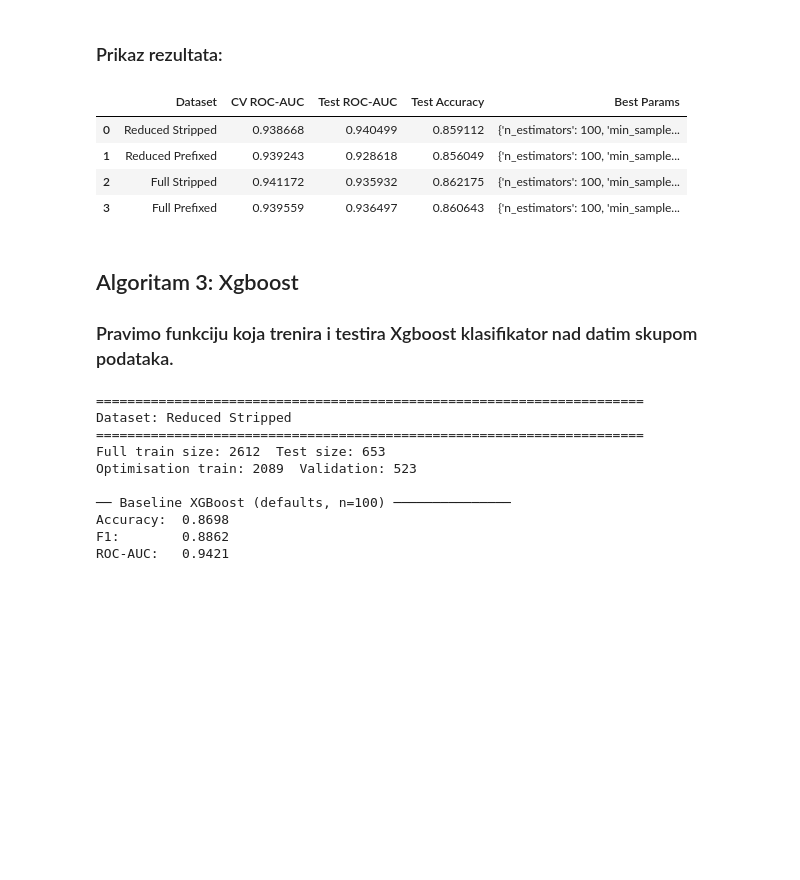
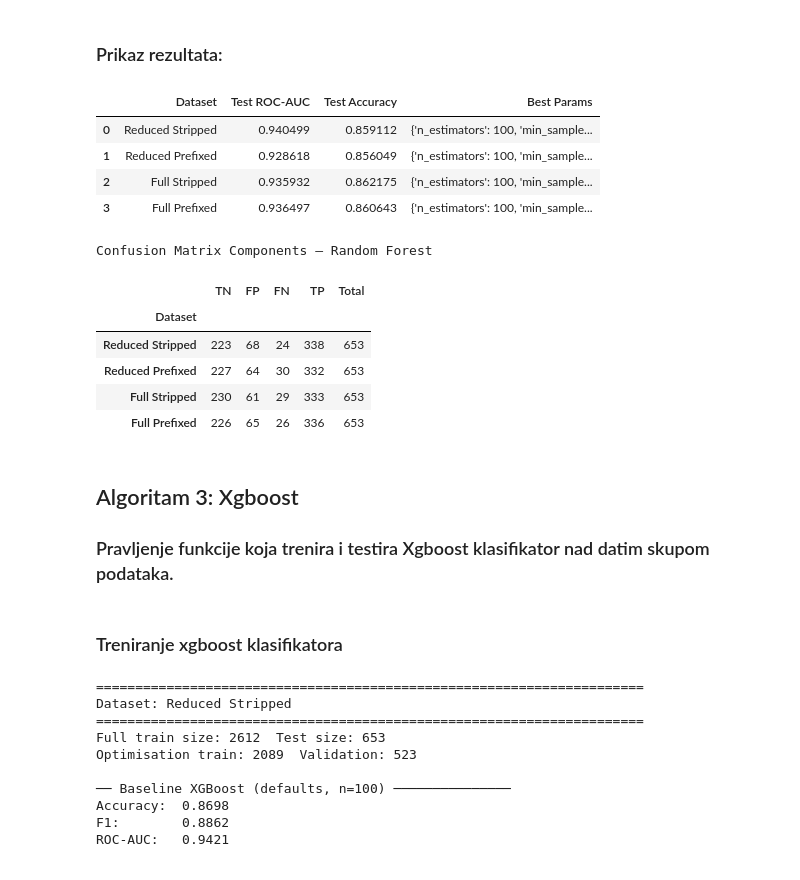
Before and after one commit to bogdanm0/farm_ad_analysis, a Jupyter notebook: Classification.ipynb, the cells around one changed output. Saved outputs shown, nothing was run; the diff lists cells and outputs as text; code cells hidden in the pictures; blank space fills up the shorter version.

Commit message:
Add preprocessed_data folder, comments and minor changes

```diff
--- a/Classification.ipynb
+++ b/Classification.ipynb
@@ -92,5 +91,25 @@ for name, X in datasets.items():
         'y_train': y_train,
         'y_test':  y_test
     }
+# %%
+def show_confusion_table(results, algorithm_name):
+    rows = []
+    for dataset_name, res in results.items():
+        rows.append({
+            'Dataset': dataset_name,
+            'TN': res['TN'],
+            'FP': res['FP'],
+            'FN': res['FN'],
+            'TP': res['TP'],
+            'Total': res['TN'] + res['FP'] + res['FN'] + res['TP']
+        })
+    df = pd.DataFrame(rows).set_index('Dataset')
+    display(
+        df.style
+        .background_gradient(subset=['TN', 'TP'], cmap='Greens')
+        .background_gradient(subset=['FP', 'FN'], cmap='Reds')
+        .set_caption(f"Confusion Matrix Components — {algorithm_name}")
+        .set_properties(**{'text-align': 'center'})
+    )
 # %% [markdown]
 ## Algoritam 1: Bagging
@@ -164,6 +183,7 @@ def run_bagging_classification(X_train, X_test, y_train, y_test, dataset_name, c
     fig, axes = plt.subplots(2, 1, figsize=(8, 10))
 
     cm = confusion_matrix(y_test, y_pred)
+    tn, fp, fn, tp = cm.ravel()
     sns.heatmap(cm, annot=True, fmt='d', cmap='Blues', ax=axes[0],
                 xticklabels=['Rejected', 'Accepted'],
                 yticklabels=['Rejected', 'Accepted'])
@@ -189,7 +209,7 @@ def run_bagging_classification(X_train, X_test, y_train, y_test, dataset_name, c
     return best_bag, {
         'test_accuracy': accuracy_score(y_test, y_pred),
         'test_roc_auc': roc_auc_score(y_test, y_proba),
-        'cv_roc_auc': random_search.best_score_,
-        'best_params': random_search.best_params_
+        'best_params': random_search.best_params_,
+        'TN': tn, 'FP': fp, 'FN': fn, 'TP': tp
     }
 # %% [markdown]
@@ -348,6 +375,8 @@ def run_random_forest_classification(X_train, X_test, y_train, y_test, dataset_n
     best_rf = random_search.best_estimator_
     y_pred = best_rf.predict(X_test)
     y_proba = best_rf.predict_proba(X_test)[:, 1]
+    cm = confusion_matrix(y_test, y_pred)
+    tn, fp, fn, tp = cm.ravel()
 
     print("\n── Random Forest Classifier Results ──────────────────────")
     print(f"Best CV ROC-AUC: {random_search.best_score_:.4f}")
@@ -390,8 +419,9 @@ def run_random_forest_classification(X_train, X_test, y_train, y_test, dataset_n
     metrics = {
         'test_accuracy': accuracy_score(y_test, y_pred),
         'test_roc_auc': roc_auc_score(y_test, y_proba),
-        'cv_roc_auc': random_search.best_score_,
-        'best_params': random_search.best_params_
+        'best_params': random_search.best_params_,
+        'TN': tn, 'FP': fp, 'FN': fn, 'TP': tp
+
     }
     return best_rf, metrics
 # %% [markdown]
@@ -488,24 +518,31 @@ weighted avg       0.86      0.86      0.86       653
 # %%
 summary_rf = pd.DataFrame([
     {
         'Dataset': name,
-        'CV ROC-AUC': res['cv_roc_auc'],
         'Test ROC-AUC': res['test_roc_auc'],
         'Test Accuracy': res['test_accuracy'],
         'Best Params': res['best_params']
     }
     for name, res in rf_results.items()
 ])
 display(summary_rf)
+show_confusion_table(rf_results, 'Random Forest')
 # %% [output]
-|  | Dataset | CV ROC-AUC | Test ROC-AUC | Test Accuracy | Best Params |
-| 0 | Reduced Stripped | 0.938668 | 0.940499 | 0.859112 | {'n_estimators': 100, 'min_sample... |
-| 1 | Reduced Prefixed | 0.939243 | 0.928618 | 0.856049 | {'n_estimators': 100, 'min_sample... |
-| 2 | Full Stripped | 0.941172 | 0.935932 | 0.862175 | {'n_estimators': 100, 'min_sample... |
-| 3 | Full Prefixed | 0.939559 | 0.936497 | 0.860643 | {'n_estimators': 100, 'min_sample... |
+|  | Dataset | Test ROC-AUC | Test Accuracy | Best Params |
+| 0 | Reduced Stripped | 0.940499 | 0.859112 | {'n_estimators': 100, 'min_sample... |
+| 1 | Reduced Prefixed | 0.928618 | 0.856049 | {'n_estimators': 100, 'min_sample... |
+| 2 | Full Stripped | 0.935932 | 0.862175 | {'n_estimators': 100, 'min_sample... |
+| 3 | Full Prefixed | 0.936497 | 0.860643 | {'n_estimators': 100, 'min_sample... |
+Confusion Matrix Components — Random Forest
+|  | TN | FP | FN | TP | Total |
+| Dataset |  |  |  |  |  |
+| Reduced Stripped | 223 | 68 | 24 | 338 | 653 |
+| Reduced Prefixed | 227 | 64 | 30 | 332 | 653 |
+| Full Stripped | 230 | 61 | 29 | 333 | 653 |
+| Full Prefixed | 226 | 65 | 26 | 336 | 653 |
 # %% [markdown]
 ## Algoritam 3: Xgboost
-### Pravimo funkciju koja trenira i testira Xgboost klasifikator nad datim skupom podataka.
+### Pravljenje funkcije koja trenira i testira Xgboost klasifikator nad datim skupom podataka.
 # %%
 def run_xgboost_classification_val(X_train, X_test, y_train, y_test, dataset_name, n_trials=50):
 
@@ -677,5 +718,7 @@ def run_xgboost_classification_val(X_train, X_test, y_train, y_test, dataset_nam
     }
     return final_xgb, metrics
+# %% [markdown]
+### Treniranje xgboost klasifikatora
 # %%
 xgb_results = {}
 
```
Also changed, not shown: parts of 23 cells of this notebook, 25 other files.
